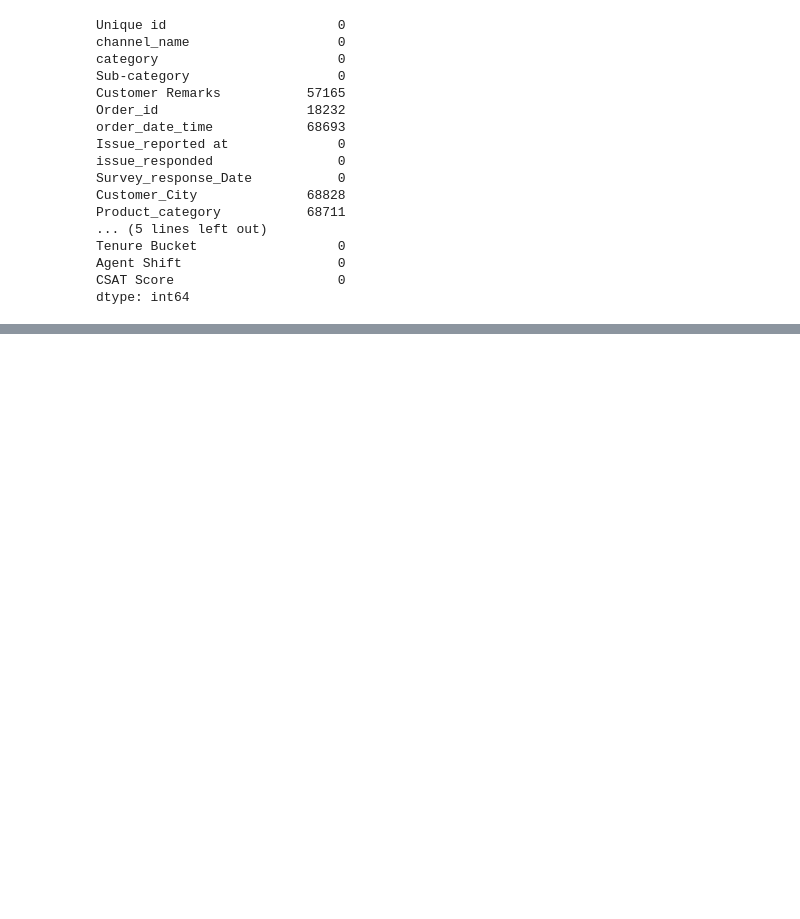
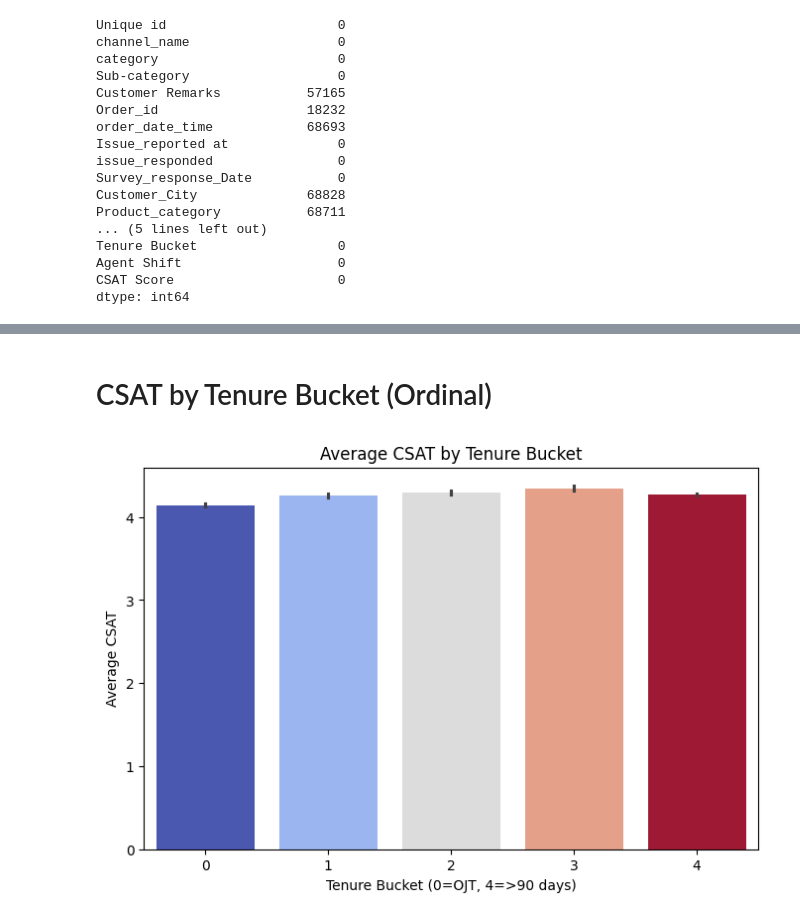
Before and after one commit to Sumit-Prasad01/DeepCSAT-Ecommerce-Customer-Satisfaction-Score-Prediction, a Jupyter notebook: notebooks/Data_Analysis.ipynb, the cells around one changed output, grey strips where cells are left out. Drawn from its saved outputs; the diff is of its cells as text; code cells hidden in the pictures; blank space fills up the shorter version.

```diff
--- a/notebooks/Data_Analysis.ipynb
+++ b/notebooks/Data_Analysis.ipynb
@@ -37,0 +384,11 @@ dtype: int64
+# %% [markdown]
+# CSAT by Tenure Bucket (Ordinal)
+# %%
+plt.figure(figsize=(8,5))
+sns.barplot(x='Tenure Bucket', y='CSAT Score', hue = 'Tenure Bucket' ,legend = False, data=df, estimator='mean', palette='coolwarm')
+plt.title('Average CSAT by Tenure Bucket')
+plt.xlabel('Tenure Bucket (0=OJT, 4=>90 days)')
+plt.ylabel('Average CSAT')
+plt.show()
+# %% [output]
+[figure, added]
```
Also changed, not shown: parts of 99 cells of this notebook.
